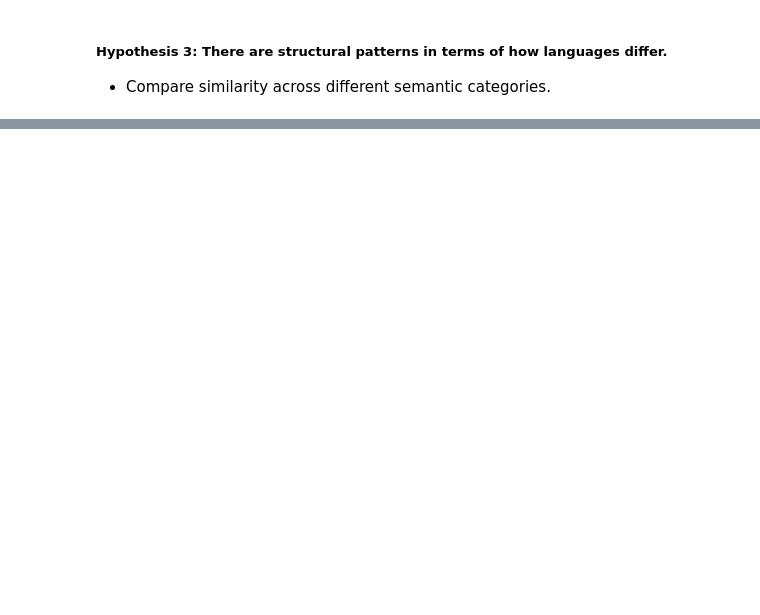
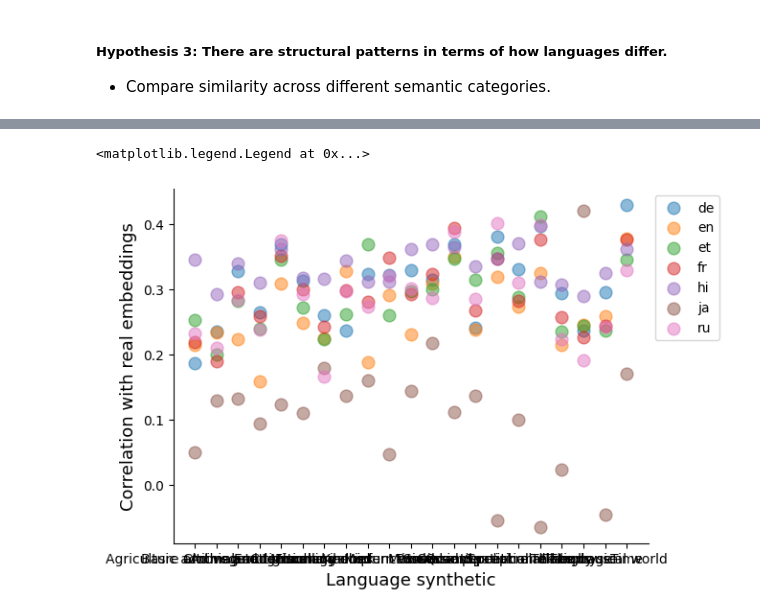
Before and after one commit to vminvsky/semantic-accents, a Jupyter notebook: notebooks/recreate_nhb_paper.ipynb, the cells around one changed output, grey strips where cells are left out. Drawn from its saved outputs; the diff is of its cells as text; code cells hidden in the pictures; blank space fills up the shorter version.

```diff
--- a/notebooks/recreate_nhb_paper.ipynb
+++ b/notebooks/recreate_nhb_paper.ipynb
@@ -162,0 +433,25 @@ plt.savefig(f'../visuals/north_euralex_concepts/{model_name}/synthetic_real_corr
+# %%
+df2 = pd.DataFrame(pearsons_2)
+# %%
+sr = df2[df2['setting'] == 'synthetic_real']
+
+sr = sr.groupby(['lang1', 'semantic_domain'])['pearson'].mean().reset_index()
+
+sr_pivot = sr.pivot(index='semantic_domain', columns='lang1', values='pearson')
+
+
+cols = sr_pivot.columns
+
+fig, ax = plt.subplots()
+for col in cols:
+    sr_pivot[col]
+    ax.scatter(sr_pivot.index, sr_pivot[col], label=col, alpha=0.5, s=85)
+
+ax.spines[['right','top']].set_visible(False)
+ax.set_xlabel('Language synthetic', fontsize=13)
+ax.set_ylabel("Correlation with real embeddings", fontsize=13)
+plt.legend(loc='upper left', bbox_to_anchor=(1,1))
+# plt.savefig(f'../visuals/north_euralex_concepts/{model_name}/synthetic_real_correlation_by_lang.jpg', dpi=300, bbox_inches='tight')
+# %% [output]
+<matplotlib.legend.Legend at 0x...>
+[figure, added]
```
Also changed, not shown: parts of 8 cells of this notebook, 1 other file.
